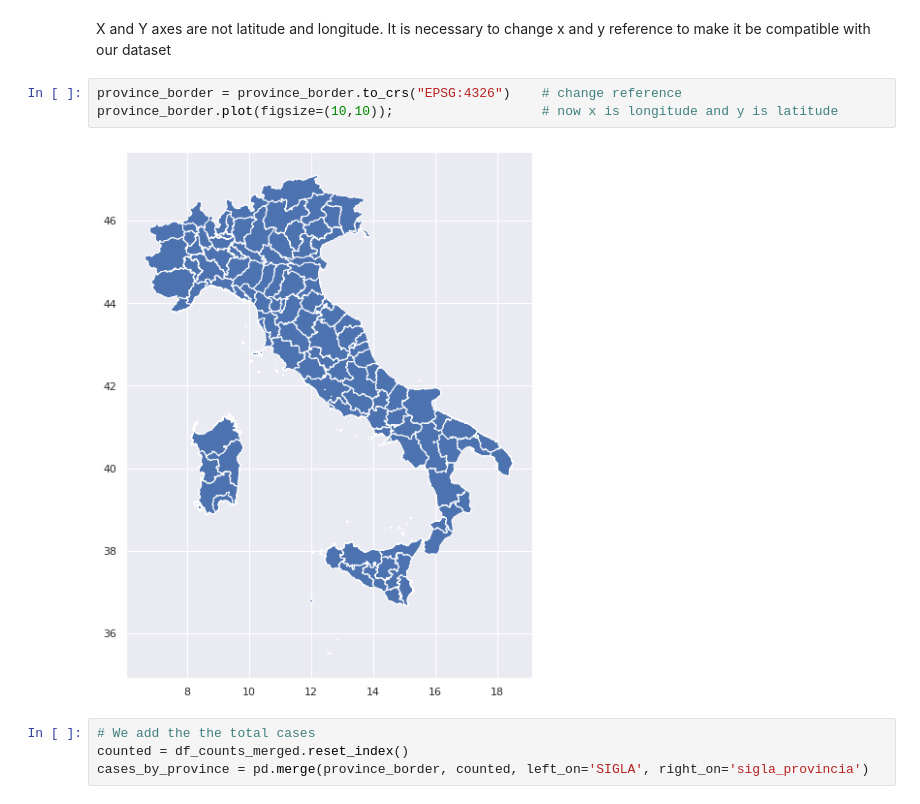
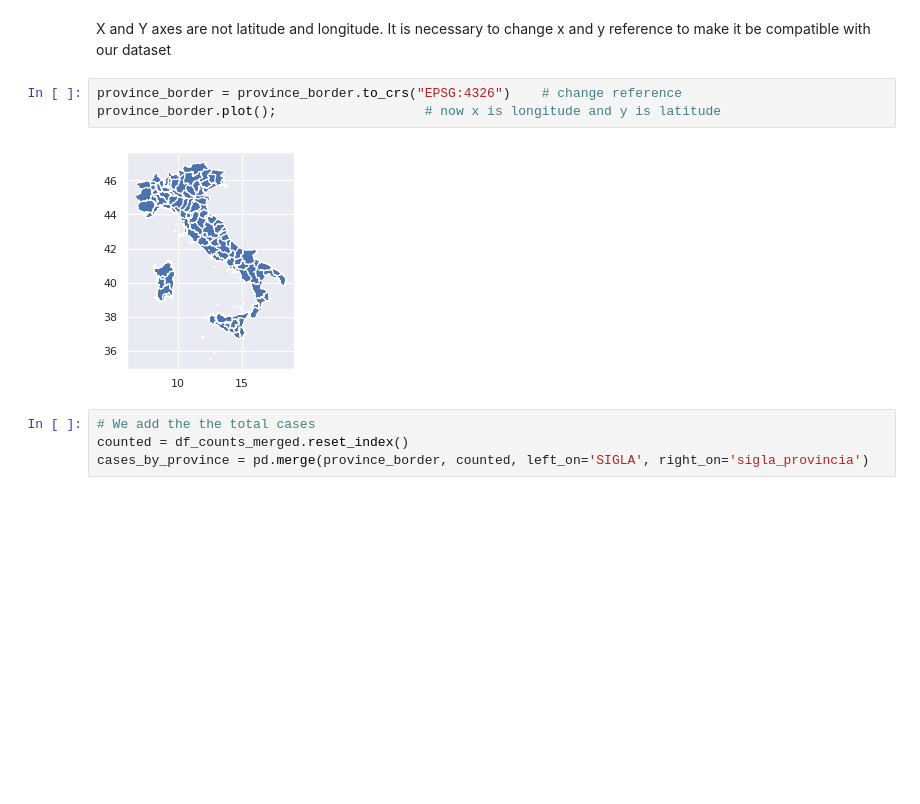
Before and after one commit to fedepiro96/APAD-project, a Jupyter notebook: benci-pirona.ipynb, the cells around one changed output. Drawn from its saved outputs; the diff is of its cells as text; blank space fills up the shorter version.

```diff
--- a/benci-pirona.ipynb
+++ b/benci-pirona.ipynb
@@ -836,9 +836,9 @@ X and Y axes are not latitude and longitude.
 It is necessary to change x and y reference to make it be compatible with our dataset
 # %%
 province_border = province_border.to_crs("EPSG:4326")    # change reference
-province_border.plot(figsize=(10,10));                   # now x is longitude and y is latitude
+province_border.plot();                   # now x is longitude and y is latitude
 # %% [output]
-[figure, old version]
+[figure, new version]
 # %%
 # We add the the total cases
 counted = df_counts_merged.reset_index()
```
Also changed, not shown: parts of 1 cell of this notebook.
